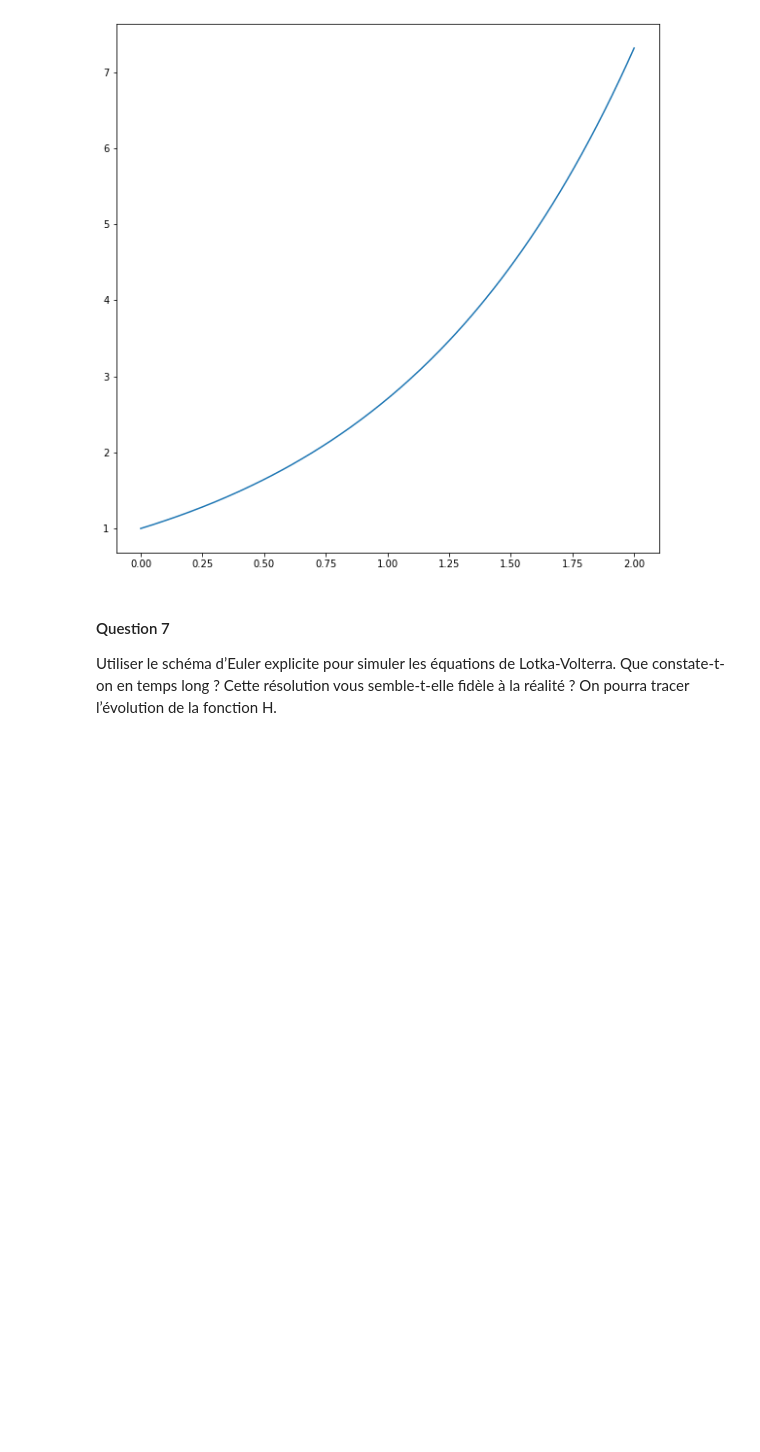
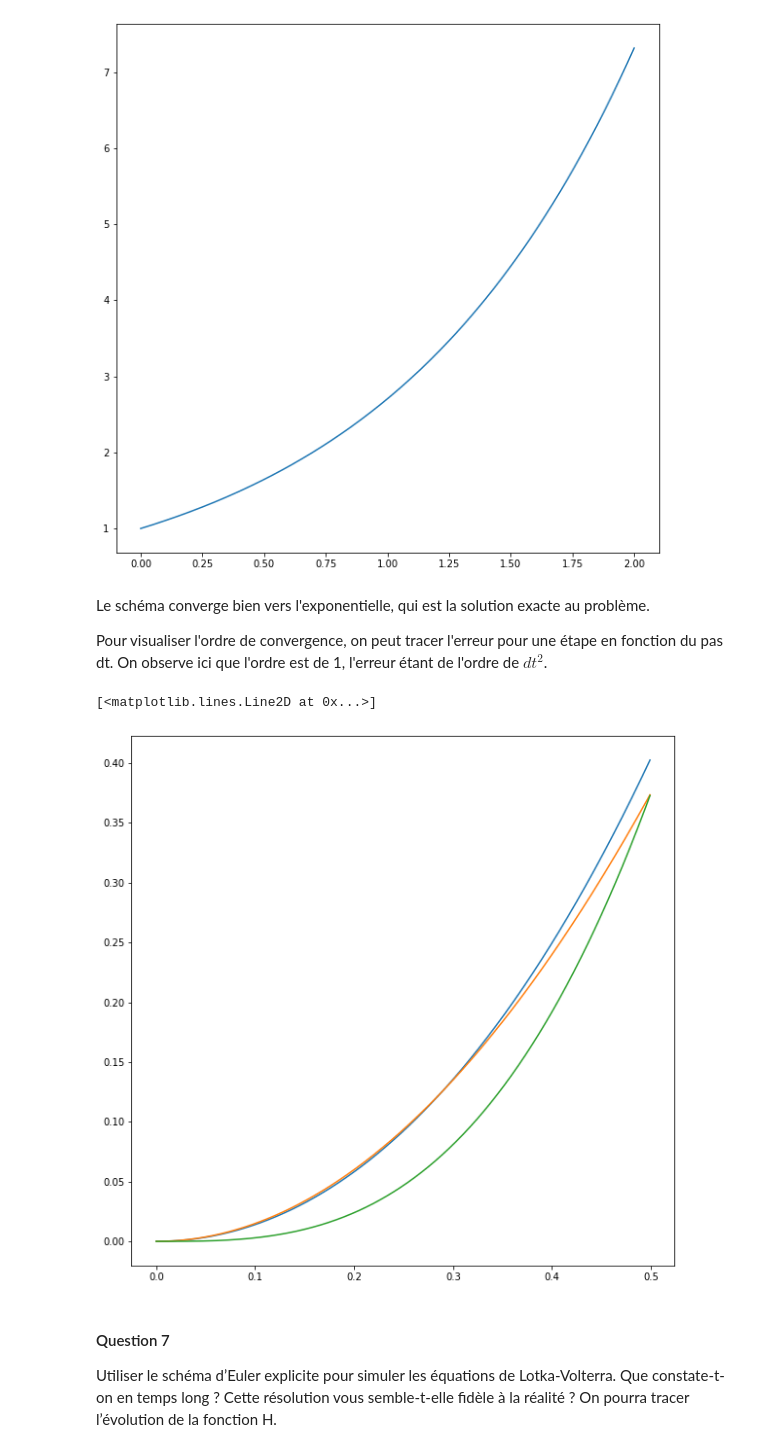
Before and after one commit to jdelaplace/Projet-numerique-equas-diff, a Jupyter notebook: Projet numerique equas diff.ipynb, the cells around one changed output. Drawn from its saved outputs; the diff is of its cells as text; code cells hidden in the pictures; blank space fills up the shorter version.

```diff
--- a/Projet numerique equas diff.ipynb
+++ b/Projet numerique equas diff.ipynb
@@ -107,6 +107,27 @@ plt.plot(t,x)
 # %% [output]
 [<matplotlib.lines.Line2D at 0x...>]
 [figure]
+# %% [markdown]
+Le schéma converge bien vers l'exponentielle, qui est la solution exacte au problème.
+
+Pour visualiser l'ordre de convergence, on peut tracer l'erreur pour une étape en fonction du pas dt. On observe ici que l'ordre est de 1, l'erreur étant de l'ordre de $dt^2$.
+# %%
+def test_erreur_exp(x_0, dt):
+    return abs(np.exp(x_0)+dt*np.exp(x_0)-np.exp(x_0+dt))
+
+test = np.vectorize(test_erreur_exp)
+
+dt = np.arange(0,0.5,0.001)
+x_0 = [1 for i in range(len(dt))]
+err = test(x_0, dt)
+
+plt.plot(dt,err) #bleu
+
+plt.plot(dt, 1.5*dt**2) #orange
+plt.plot(dt, 3*dt**3) #vert
+# %% [output]
+[<matplotlib.lines.Line2D at 0x...>]
+[figure, added]
 # %% [markdown]
 #### Question 7
 Utiliser le schéma d’Euler explicite pour simuler les équations de Lotka-Volterra. Que constate-t-on en temps long ? Cette résolution vous semble-t-elle fidèle à la réalité ? On pourra tracer l’évolution de la fonction H.
```
Also changed, not shown: parts of 3 cells of this notebook.
